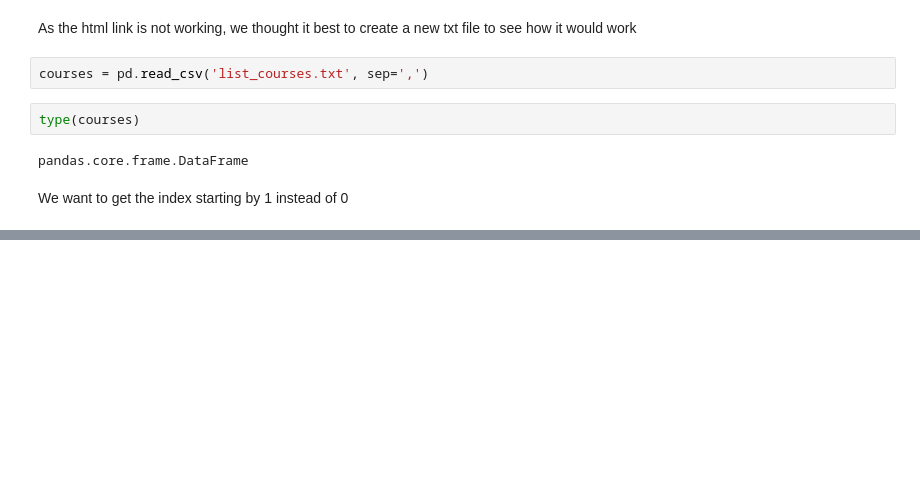
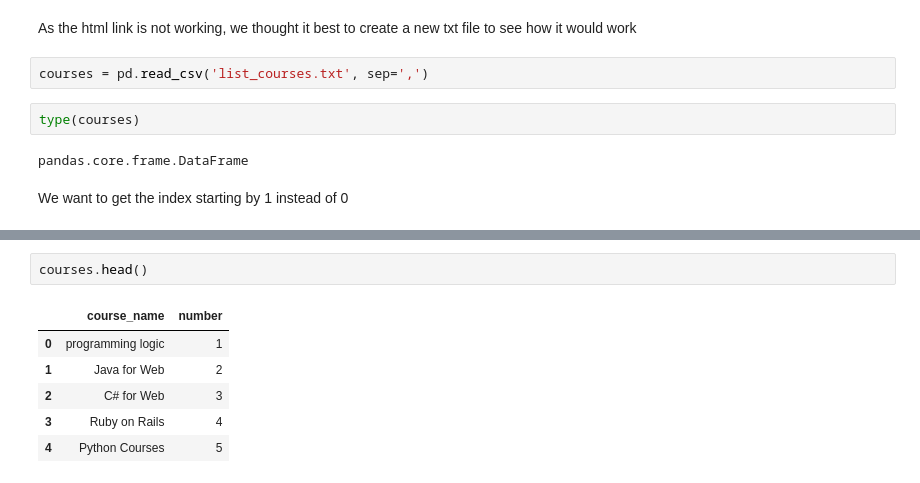
Before and after one commit to nmparfait/register_school_with_pandas, a Jupyter notebook: register_school.ipynb, the cells around one changed output, grey strips where cells are left out. Saved outputs shown, nothing was run; the diff lists cells and outputs as text; blank space fills up the shorter version.

```diff
--- a/register_school.ipynb
+++ b/register_school.ipynb
@@ -215 +215,10 @@ courses.head()
+# %%
+courses.head()
+# %% [output]
+|  | course_name | number |
+| 0 | programming logic | 1 |
+| 1 | Java for Web | 2 |
+| 2 | C# for Web | 3 |
+| 3 | Ruby on Rails | 4 |
+| 4 | Python Courses | 5 |
 # %%
```
Also changed, not shown: parts of 3 cells of this notebook.
